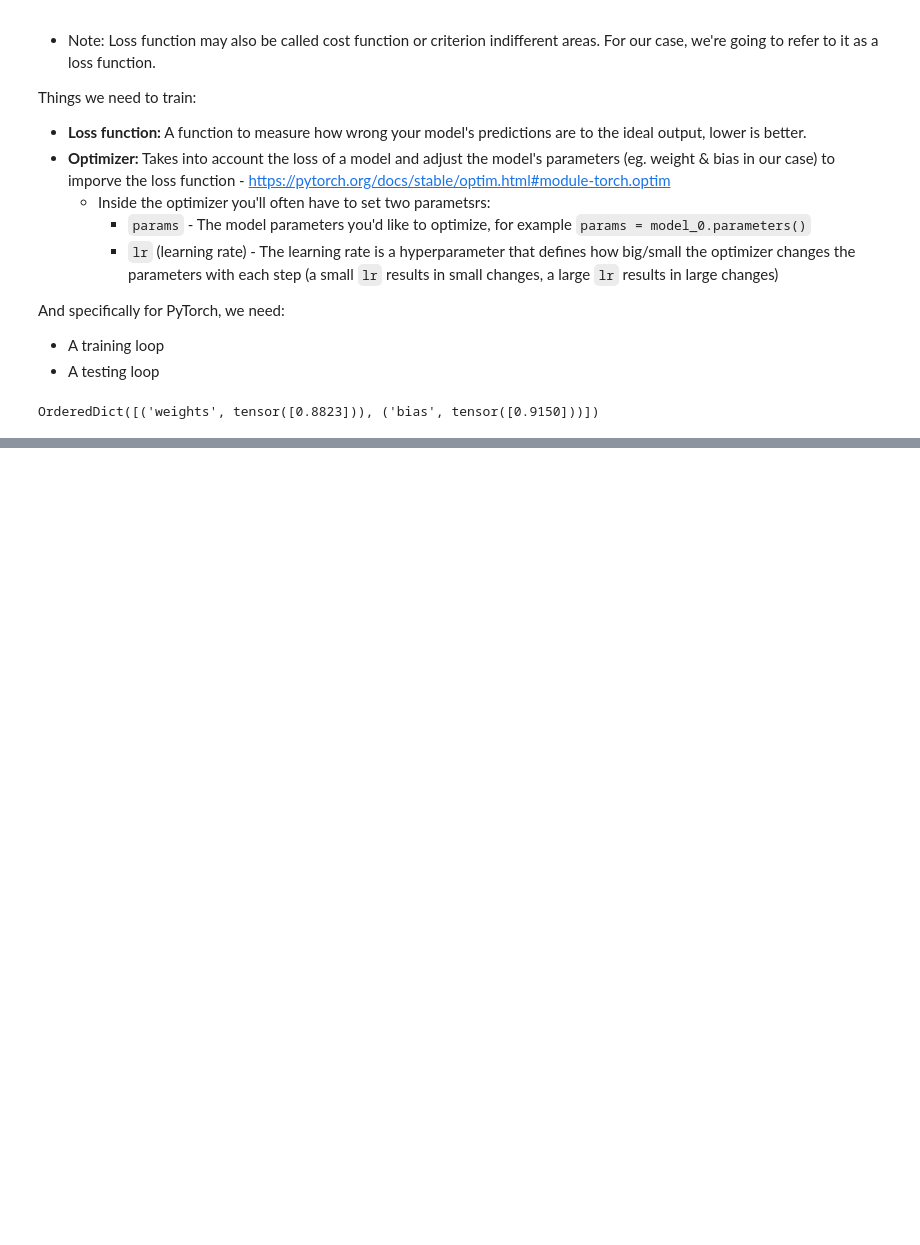
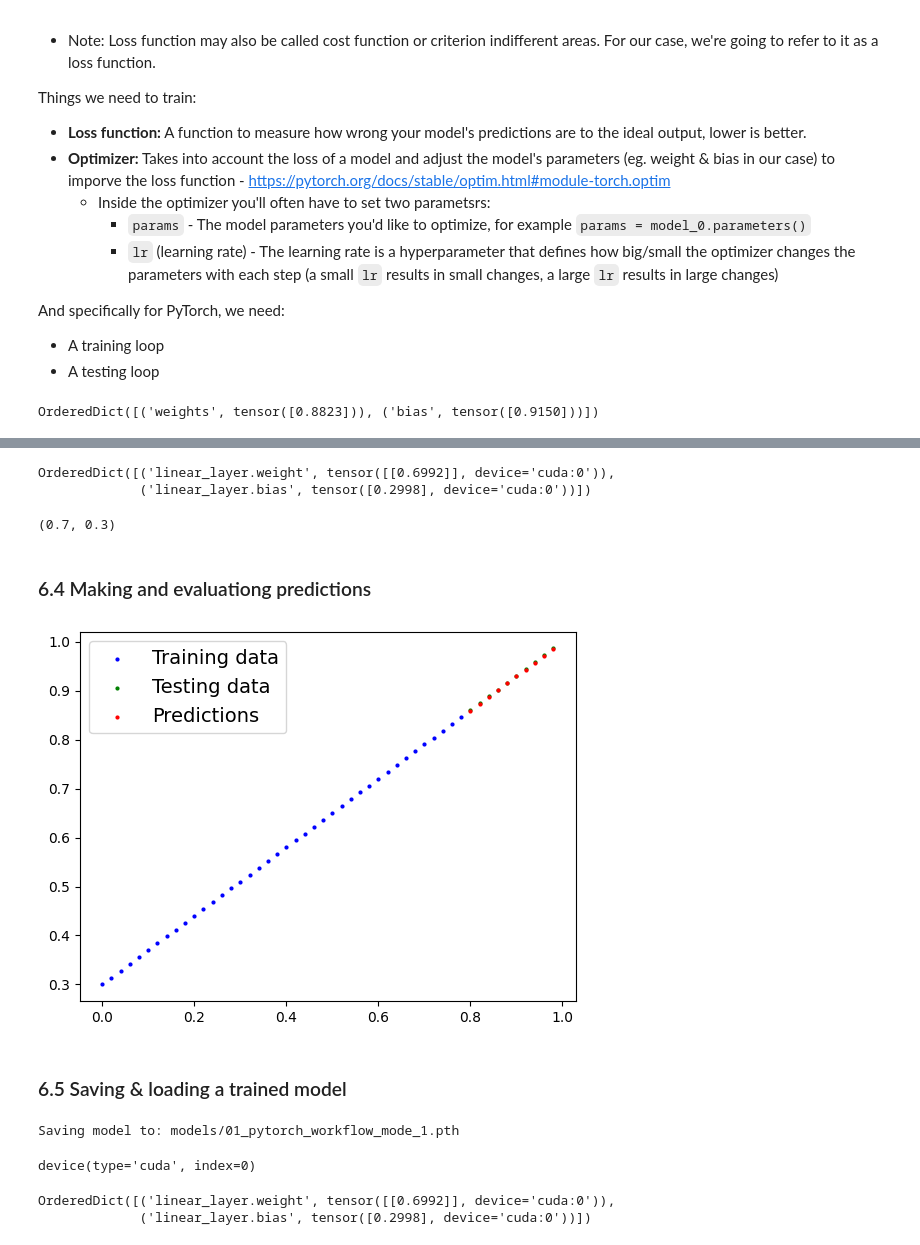
Before and after one commit to manusmriti31/Learning_PyTorch, a Jupyter notebook: Video notebooks/01_pytorch_workflow_video.ipynb, the cells around one changed output, grey strips where cells are left out. Cells and saved outputs as stored; diff of their text form; code cells hidden in the pictures; blank space fills up the shorter version.

```diff
--- a/Video notebooks/01_pytorch_workflow_video.ipynb
+++ b/Video notebooks/01_pytorch_workflow_video.ipynb
@@ -270,0 +513,4 @@ optimizer = torch.optim.SGD(params = model_0.parameters(), lr = 0.001)
+# %%
+# Setting up device agnostic code
+device = 'cuda' if torch.cuda.is_available() else 'cpu'
+print(f"Device: {device}")
@@ -270,0 +630,6 @@ optimizer = torch.optim.SGD(params = model_0.parameters(), lr = 0.001)
+# %%
+# Setup the loss function
+loss_fn = nn.L1Loss() # Same as MAE
+
+# Setup the optimizer
+optimizer = torch.optim.SGD(params = model_1.parameters(), lr = 0.001)
@@ -270,0 +696,58 @@ optimizer = torch.optim.SGD(params = model_0.parameters(), lr = 0.001)
+# %%
+model_1.state_dict()
+# %% [output]
+OrderedDict([('linear_layer.weight', tensor([[0.6992]], device='cuda:0')),
+             ('linear_layer.bias', tensor([0.2998], device='cuda:0'))])
+# %%
+weight,bias
+# %% [output]
+(0.7, 0.3)
+# %% [markdown]
+### 6.4 Making and evaluationg predictions
+# %%
+# Turn model into evaluation mode
+model_1.eval()
+
+# Make predictions on the test data
+with torch.inference_mode():
+  predictions = model_1(X_test)
+  plot_prediction(X_train.cpu(),y_train.cpu(),X_test.cpu(),y_test.cpu(),predictions.cpu())
+# %% [output]
+[figure, added]
+# %% [markdown]
+### 6.5 Saving & loading a trained model
+# %%
+from pathlib import Path
+
+# 1. Create models directory
+MODEL_PATH = Path("models")
+MODEL_PATH.mkdir(parents = True, exist_ok = True)
+
+# 2. Create a model save path
+MODEL_NAME = "01_pytorch_workflow_mode_1.pth"
+MODEL_SAVE_PATH = MODEL_PATH / MODEL_NAME
+
+# 3. Save the model state dict
+print(f"Saving model to: {MODEL_SAVE_PATH}")
+torch.save(obj = model_1.state_dict(), f = MODEL_SAVE_PATH)
+# %% [output]
+Saving model to: models/01_pytorch_workflow_mode_1.pth
+# %%
+# Load a PyTorch model
+
+# Create a new instance of linear regression model V2
+loaded_model_1 = LinearRegressionModelV2()
+
+# Load the saved mode_1 state_dict
+loaded_model_1.load_state_dict(torch.load(MODEL_SAVE_PATH))
+
+# Put the loaded model to device
+loaded_model_1.to(device)
+next(loaded_model_1.parameters()).device
+# %% [output]
+device(type='cuda', index=0)
+# %%
+loaded_model_1.state_dict()
+# %% [output]
+OrderedDict([('linear_layer.weight', tensor([[0.6992]], device='cuda:0')),
+             ('linear_layer.bias', tensor([0.2998], device='cuda:0'))])
```
Also changed, not shown: parts of 36 cells of this notebook.
